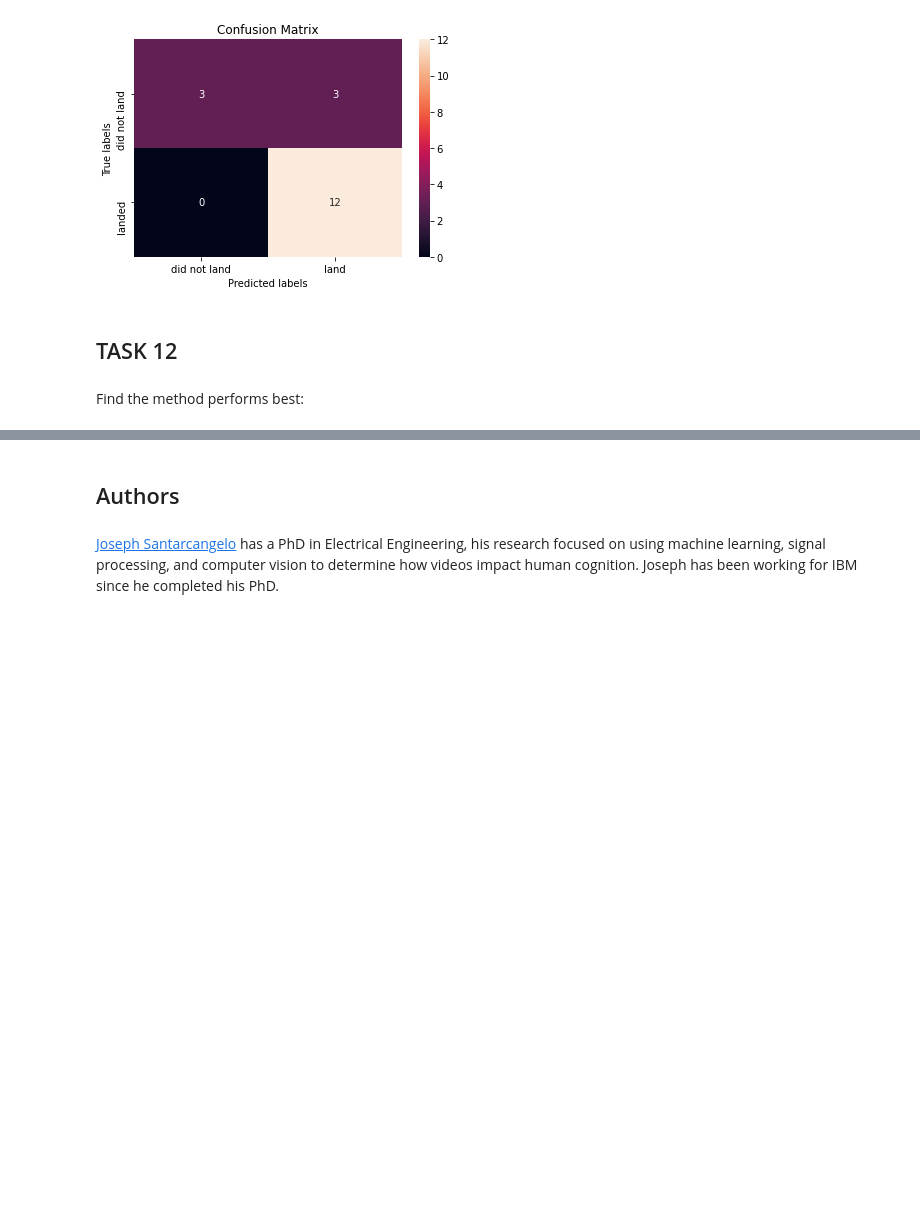
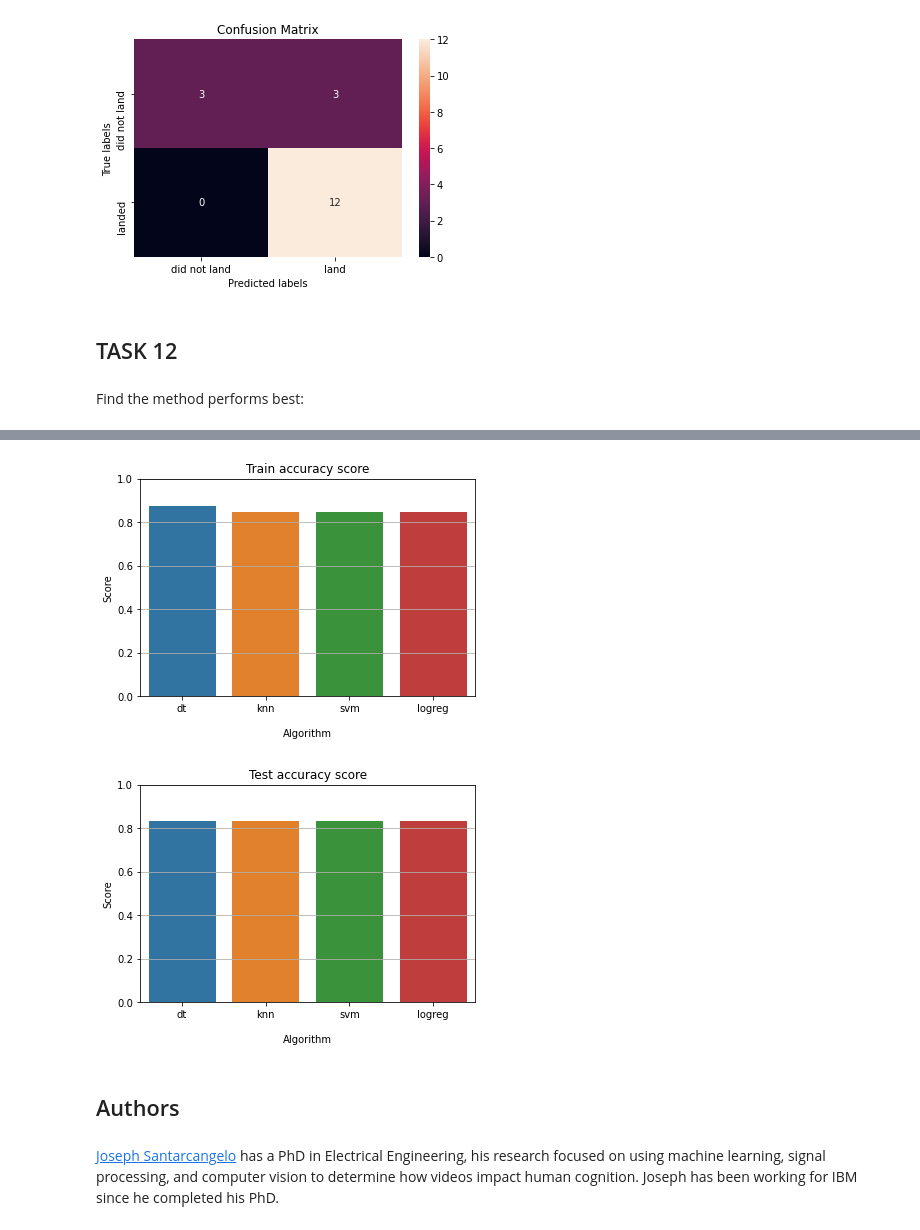
Before and after one commit to ant1257/coursera_ds_capstone, a Jupyter notebook: w04-01-SpaceX_Machine Learning Prediction_Part_5.ipynb, the cells around one changed output, grey strips where cells are left out. Saved outputs shown, nothing was run; the diff lists cells and outputs as text; code cells hidden in the pictures; blank space fills up the shorter version.

```diff
--- a/w04-01-SpaceX_Machine Learning Prediction_Part_5.ipynb
+++ b/w04-01-SpaceX_Machine Learning Prediction_Part_5.ipynb
@@ -375,3 +376,21 @@ df_clf
+# %%
+def barchar_accuracy(df, x, y):
+    plot_01 = sns.barplot(x = x, y = y, data = df)
+    plot_01.set_ylim(0, 1)
+    plot_01.axes.grid(True, axis = 'y')
+    plot_01.set_title('{} accuracy score'.format(y.split('_')[0].capitalize()))
+    plot_01.set_ylabel('Score')
+    plot_01.set_xlabel('\nAlgorithm')
+    return plot_01
+# %%
+barchar_accuracy(df_clf, 'alg', 'train_score')
+plt.show()
+
+barchar_accuracy(df_clf, 'alg', 'test_score')
+plt.show()
+# %% [output]
+[figure, added]
+[figure, added]
 # %% [markdown]
 ## Authors
 # %% [markdown]
```
Also changed, not shown: parts of 19 cells of this notebook, 24 other files.
